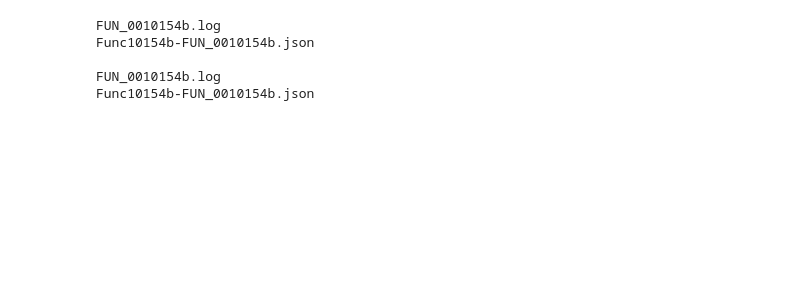
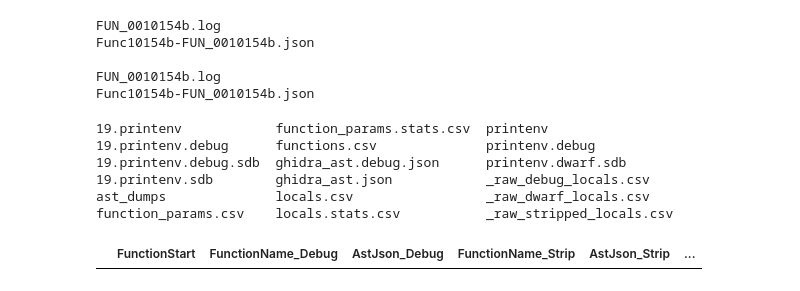
Before and after one commit to lasserre/datatype-recovery-experiments, a Jupyter notebook: notebooks/eval.ipynb, the cells around one changed output. Saved outputs shown, nothing was run; the diff lists cells and outputs as text; code cells hidden in the pictures; blank space fills up the shorter version.

```diff
--- a/notebooks/eval.ipynb
+++ b/notebooks/eval.ipynb
@@ -389,3 +385,19 @@ Func10154b-FUN_0010154b.json
 
 FUN_0010154b.log
 Func10154b-FUN_0010154b.json
+# %%
+!ls ~/exp_builds/coreutils.exp/rundata/run1/19.printenv/
+
+fdf = pd.read_csv(Path.home()/'exp_builds/coreutils.exp/rundata/run1/19.printenv/functions.csv')
+fdf[fdf.FunctionName_DWARF.isna()]
+len(fdf.loc[fdf.FunctionName_DWARF.isna(),:])
+len(fdf)
+fdf.loc[fdf.FunctionName_DWARF.isna(),:]
+# %% [output]
+19.printenv            function_params.stats.csv  printenv
+19.printenv.debug      functions.csv              printenv.debug
+19.printenv.debug.sdb  ghidra_ast.debug.json      printenv.dwarf.sdb
+19.printenv.sdb        ghidra_ast.json            _raw_debug_locals.csv
+ast_dumps              locals.csv                 _raw_dwarf_locals.csv
+function_params.csv    locals.stats.csv           _raw_stripped_locals.csv
+|  | FunctionStart | FunctionName_Debug | AstJson_Debug | FunctionName_Strip | AstJson_Strip | ... |
```
Also changed, not shown: parts of 5 cells of this notebook, 12 other files.
